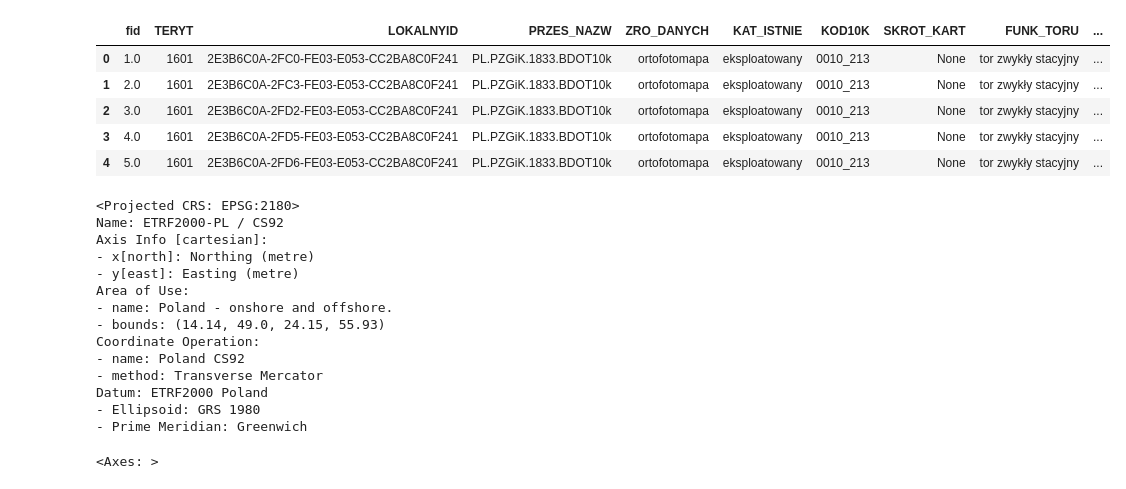
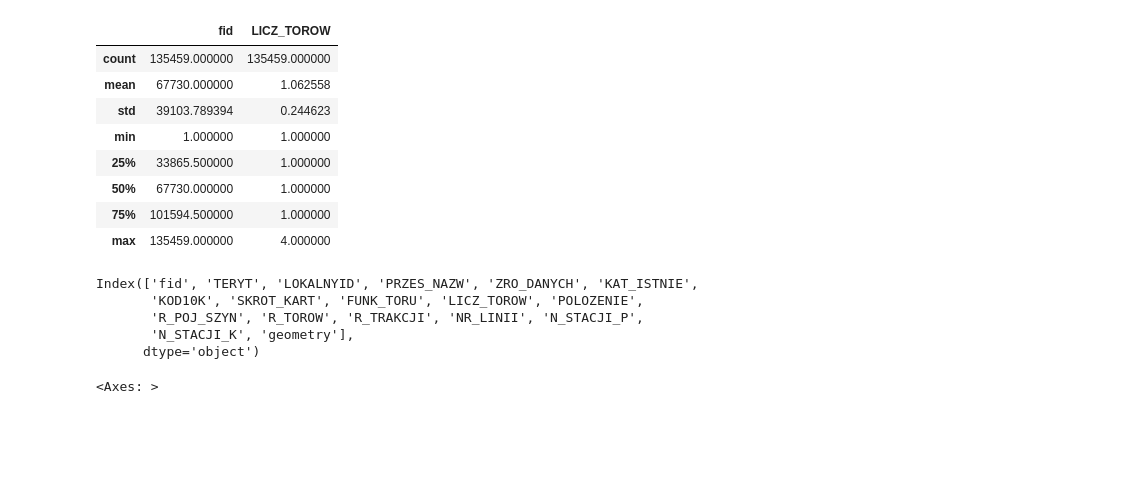
Before and after one commit to Goul4sh/adp_projekt, a Jupyter notebook: Analiza.ipynb, the cells around one changed output. Saved outputs shown, nothing was run; the diff lists cells and outputs as text; code cells hidden in the pictures; blank space fills up the shorter version.

```diff
--- a/Analiza.ipynb
+++ b/Analiza.ipynb
@@ -17,29 +18,24 @@ liniekolejowe = gpd.read_file('data/Drogi kolejowe/DrogiKolejowe.shp')
 # %%
 liniekolejowe.head()
+liniekolejowe.describe()
 # %% [output]
-|  | fid | TERYT | LOKALNYID | PRZES_NAZW | ZRO_DANYCH | KAT_ISTNIE | KOD10K | SKROT_KART | FUNK_TORU | ... |
-| 0 | 1.0 | 1601 | 2E3B6C0A-2FC0-FE03-E053-CC2BA8C0F241 | PL.PZGiK.1833.BDOT10k | ortofotomapa | eksploatowany | 0010_213 | None | tor zwykły stacyjny | ... |
-| 1 | 2.0 | 1601 | 2E3B6C0A-2FC3-FE03-E053-CC2BA8C0F241 | PL.PZGiK.1833.BDOT10k | ortofotomapa | eksploatowany | 0010_213 | None | tor zwykły stacyjny | ... |
-| 2 | 3.0 | 1601 | 2E3B6C0A-2FD2-FE03-E053-CC2BA8C0F241 | PL.PZGiK.1833.BDOT10k | ortofotomapa | eksploatowany | 0010_213 | None | tor zwykły stacyjny | ... |
-| 3 | 4.0 | 1601 | 2E3B6C0A-2FD5-FE03-E053-CC2BA8C0F241 | PL.PZGiK.1833.BDOT10k | ortofotomapa | eksploatowany | 0010_213 | None | tor zwykły stacyjny | ... |
-| 4 | 5.0 | 1601 | 2E3B6C0A-2FD6-FE03-E053-CC2BA8C0F241 | PL.PZGiK.1833.BDOT10k | ortofotomapa | eksploatowany | 0010_213 | None | tor zwykły stacyjny | ... |
+|  | fid | LICZ_TOROW |
+| count | 135459.000000 | 135459.000000 |
+| mean | 67730.000000 | 1.062558 |
+| std | 39103.789394 | 0.244623 |
+| min | 1.000000 | 1.000000 |
+| 25% | 33865.500000 | 1.000000 |
+| 50% | 67730.000000 | 1.000000 |
+| 75% | 101594.500000 | 1.000000 |
+| max | 135459.000000 | 4.000000 |
 # %%
-liniekolejowe.crs
+liniekolejowe.columns
 # %% [output]
-<Projected CRS: EPSG:2180>
-Name: ETRF2000-PL / CS92
-Axis Info [cartesian]:
-- x[north]: Northing (metre)
-- y[east]: Easting (metre)
-Area of Use:
-- name: Poland - onshore and offshore.
-- bounds: (14.14, 49.0, 24.15, 55.93)
-Coordinate Operation:
-- name: Poland CS92
-- method: Transverse Mercator
-Datum: ETRF2000 Poland
-- Ellipsoid: GRS 1980
-- Prime Meridian: Greenwich
+Index(['fid', 'TERYT', 'LOKALNYID', 'PRZES_NAZW', 'ZRO_DANYCH', 'KAT_ISTNIE',
+       'KOD10K', 'SKROT_KART', 'FUNK_TORU', 'LICZ_TOROW', 'POLOZENIE',
+       'R_POJ_SZYN', 'R_TOROW', 'R_TRAKCJI', 'NR_LINII', 'N_STACJI_P',
+       'N_STACJI_K', 'geometry'],
+      dtype='object')
 # %%
 liniekolejowe.plot()
 # %% [output]
```
Also changed, not shown: parts of 15 cells of this notebook, 4 other files.
